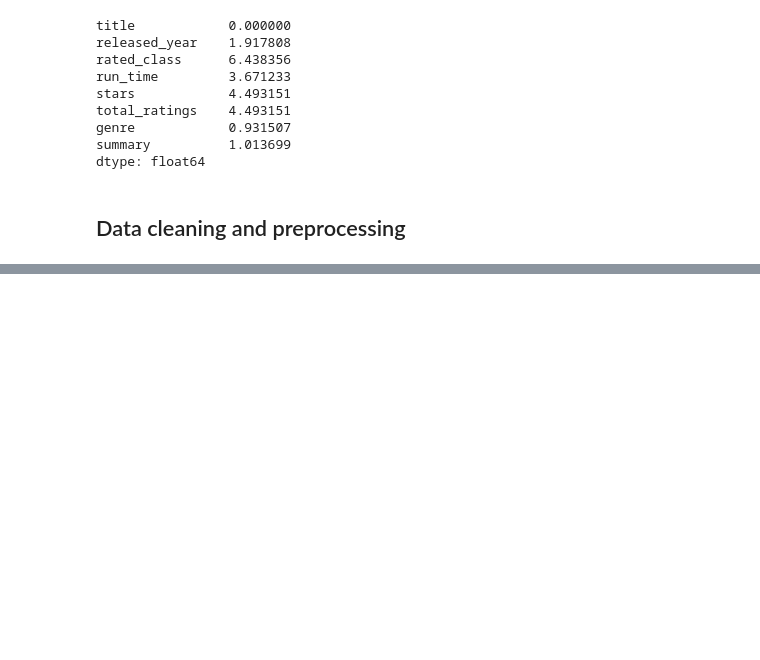
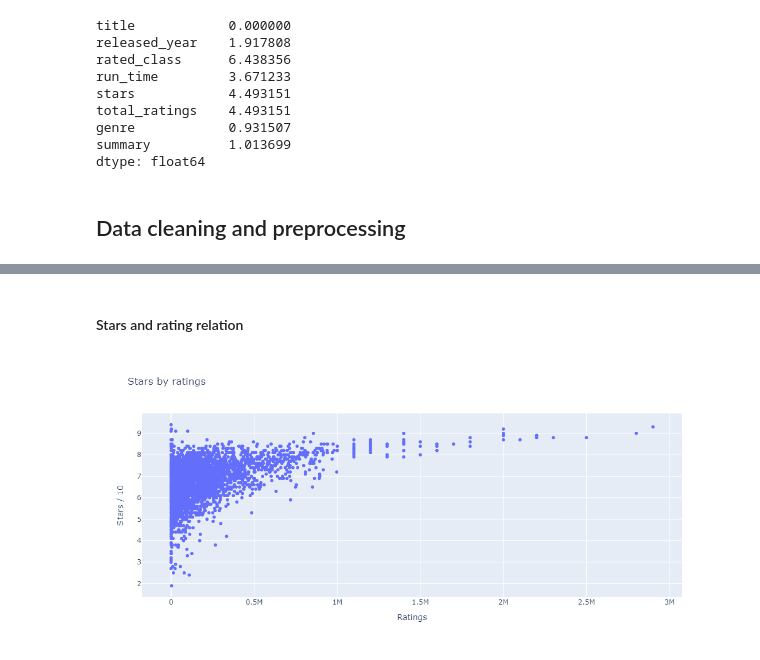
Before and after one commit to mr-rojit/movies_clustering, a Jupyter notebook: movies_clustering.ipynb, the cells around one changed output, grey strips where cells are left out. Drawn from its saved outputs; the diff is of its cells as text; code cells hidden in the pictures; blank space fills up the shorter version.

```diff
--- a/movies_clustering.ipynb
+++ b/movies_clustering.ipynb
@@ -192,0 +209,11 @@ dict(sorted(genre_count.items(), key=lambda item: item[1]))
+# %% [markdown]
+#### Stars and rating relation
+# %%
+fig = px.scatter(x=df['total_ratings'], y=df['stars'], height=500, title="Stars by ratings")
+fig.update_layout(
+    xaxis_title='Ratings',
+    yaxis_title='Stars / 10',
+)
+fig.show()
+# %% [output]
+[figure, added]
```
Also changed, not shown: parts of 17 cells of this notebook.
